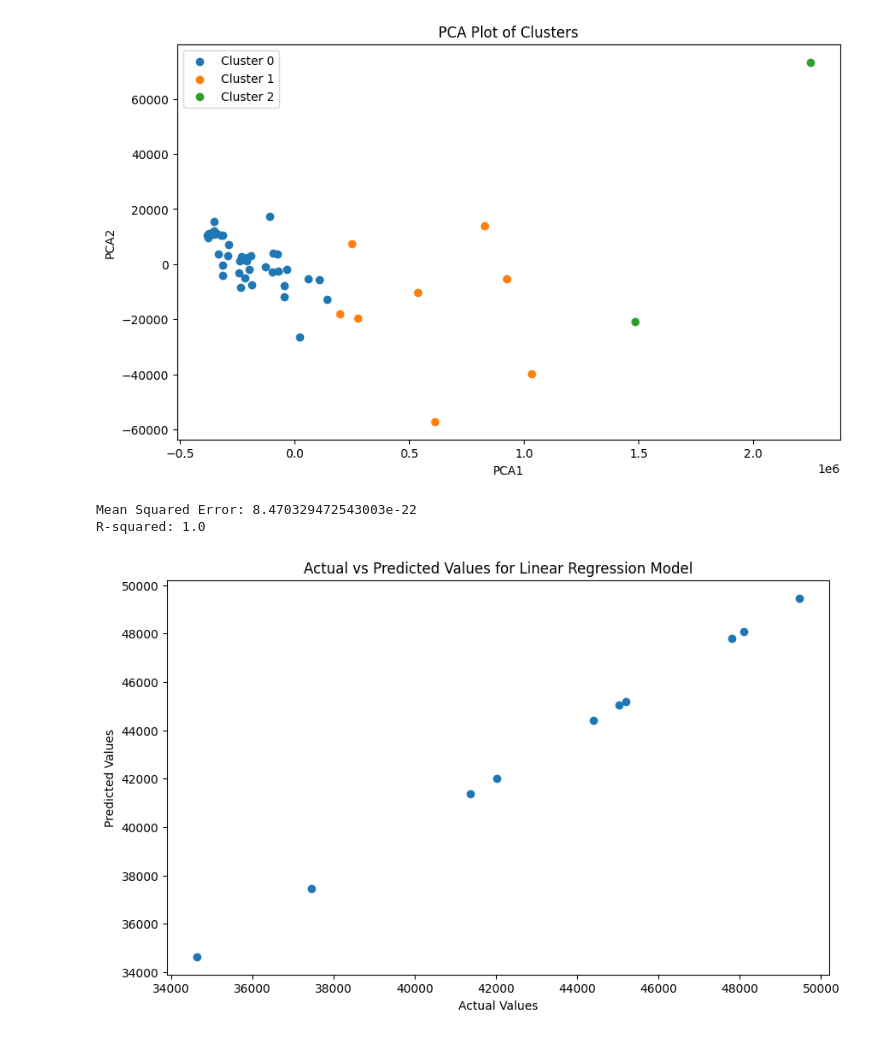
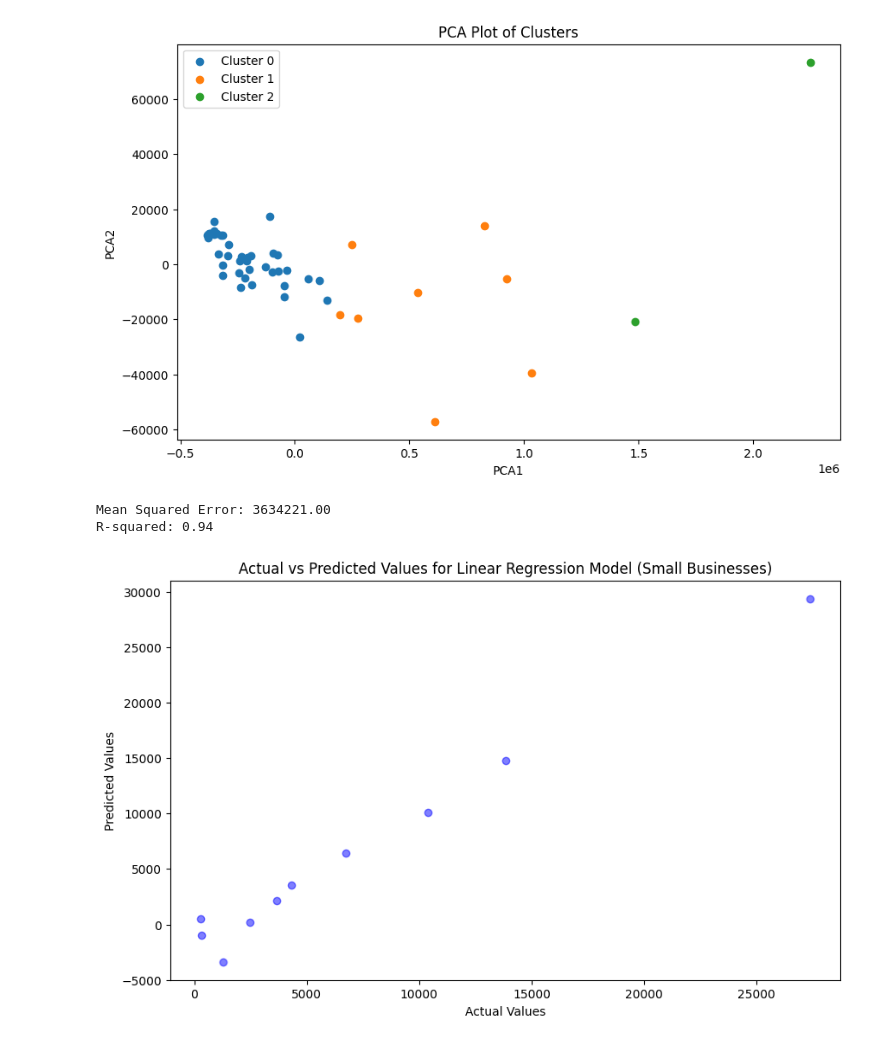
Before and after one commit to perezjovany/Addition-Financial-Competition-23-24, a Jupyter notebook: county_selection_model.ipynb, the cells around one changed output. Cells and saved outputs as stored; diff of their text form; code cells hidden in the pictures.

```diff
--- a/county_selection_model.ipynb
+++ b/county_selection_model.ipynb
@@ -14,7 +14,7 @@ import pandas as pd
 from io import StringIO
 
 # Your modified comma-separated data
-data_comma_separated = """Rank,County,Total Small Business Establishments,Establishments per 1,000 Residents,Share
+data_comma_separated = """Rank,County,Small Business Establishments,Establishments per 1,000 Residents,Share
 1,Santa Rosa,3,209,16.6,99.8%
 2,Hendry,681,16.9,99.9%
 3,Washington,426,17.1,99.5%
@@ -102,6 +103,12 @@ Index(['Rank', 'County', 'Total Small Business Establishments',
 # %%
 # Merge the datasets based on "BranchCategory" column
 merged_data = pd.merge(df1, df2, on="County")
+
+merged_data.rename(columns={'Establishments per 1': 'Establishments per 1000 residents'}, inplace=True)
+merged_data = merged_data.drop('000 Residents', axis=1)
+merged_data = merged_data.drop('Small Business Establishments', axis=1)
+
+
 
 # List of columns to remove dollar signs and commas
 columns_to_clean = ['Per Capita Income', 'Median Household Income', 'Median Family Income', 'Number of households', 'Population']
@@ -391,52 +429,48 @@ plt.show()
 # %% [output]
 [figure]
 # %%
-#Linear Regression Model
-
 # Import necessary libraries
 import pandas as pd
 from sklearn.model_selection import train_test_split
 from sklearn.linear_model import LinearRegression
 from sklearn.metrics import mean_squared_error, r2_score
 import matplotlib.pyplot as plt
 
-# Assuming your dataset is named 'data'
-# Features
-X = merged_data[['Per Capita Income', 'Median Household Income', 'Median Family Income', 'Population', 'Number of households', 'Total Small Business Establishments', 'Share']]
-
-# Target variable
-y = merged_data['Median Household Income']
+# Assuming your dataset is named 'merged_data'
+# Features and target variable
+X = merged_data[['Per Capita Income', 'Median Household Income', 'Median Family Income', 'Population', 'Number of households', 'Share']]
+y = merged_data['Total Number of Small Businesses']  # Change the target variable
 
 # Split the data into training and testing sets
 X_train, X_test, y_train, y_test = train_test_split(X, y, test_size=0.2, random_state=42)
 
 # Create a linear regression model
 model = LinearRegression()
 
 # Train the model
 model.fit(X_train, y_train)
 
 # Make predictions on the test set
 predictions = model.predict(X_test)
 
 # Evaluate the model
 mse = mean_squared_error(y_test, predictions)
 r2 = r2_score(y_test, predictions)
 
 # Print evaluation metrics
-print(f"Mean Squared Error: {mse}")
-print(f'R-squared: {r2}')
+print(f"\nMean Squared Error: {mse:.2f}")
+print(f'R-squared: {r2:.2f}')
 
 # Plot predicted vs actual values
-plt.scatter(y_test, predictions)
+plt.scatter(y_test, predictions, color='blue', alpha=0.5)
 plt.xlabel("Actual Values")
 plt.ylabel("Predicted Values")
-plt.title("Actual vs Predicted Values for Linear Regression Model")
+plt.title("Actual vs Predicted Values for Linear Regression Model (Small Businesses)")
 plt.show()
 # %% [output]
-Mean Squared Error: 8.470329472543003e-22
-R-squared: 1.0
+Mean Squared Error: 3634221.00
+R-squared: 0.94
-[figure, old version]
+[figure, new version]
 # %%
 #Gradient Descent Algorithm
 import numpy as np
```
Also changed, not shown: parts of 14 cells of this notebook.
